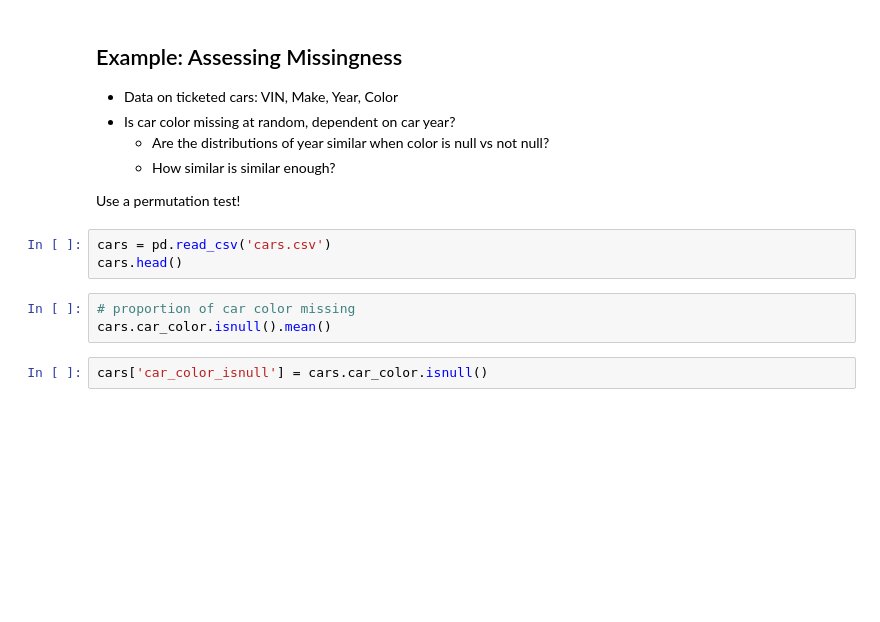
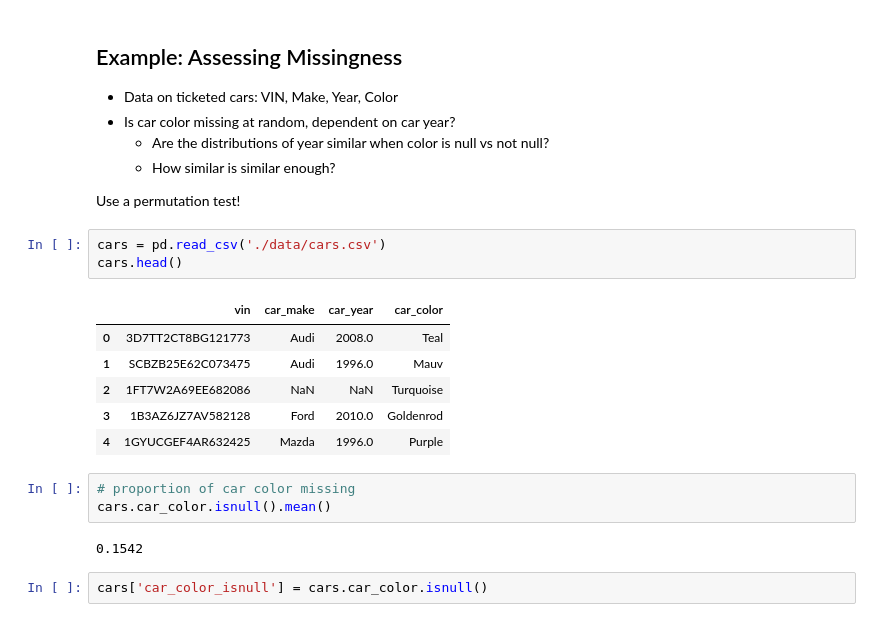
Before and after one commit to leeso1718/dsc80-wi20, a Jupyter notebook: lectures/08/Lecture 08 Missingness.ipynb, the cells around one changed output. Saved outputs shown, nothing was run; the diff lists cells and outputs as text; blank space fills up the shorter version.

```diff
--- a/lectures/08/Lecture 08 Missingness.ipynb
+++ b/lectures/08/Lecture 08 Missingness.ipynb
@@ -682,11 +682,20 @@ Ks_2sampResult(statistic=0.125, pvalue=2.748829217222911e-07)
 
 Use a permutation test!
 # %%
-cars = pd.read_csv('cars.csv')
+cars = pd.read_csv('./data/cars.csv')
 cars.head()
+# %% [output]
+|  | vin | car_make | car_year | car_color |
+| 0 | 3D7TT2CT8BG121773 | Audi | 2008.0 | Teal |
+| 1 | SCBZB25E62C073475 | Audi | 1996.0 | Mauv |
+| 2 | 1FT7W2A69EE682086 | NaN | NaN | Turquoise |
+| 3 | 1B3AZ6JZ7AV582128 | Ford | 2010.0 | Goldenrod |
+| 4 | 1GYUCGEF4AR632425 | Mazda | 1996.0 | Purple |
 # %%
 # proportion of car color missing
 cars.car_color.isnull().mean()
+# %% [output]
+0.1542
 # %%
 cars['car_color_isnull'] = cars.car_color.isnull()
 # %%
```
Also changed, not shown: parts of 31 cells of this notebook, 4 other files.
